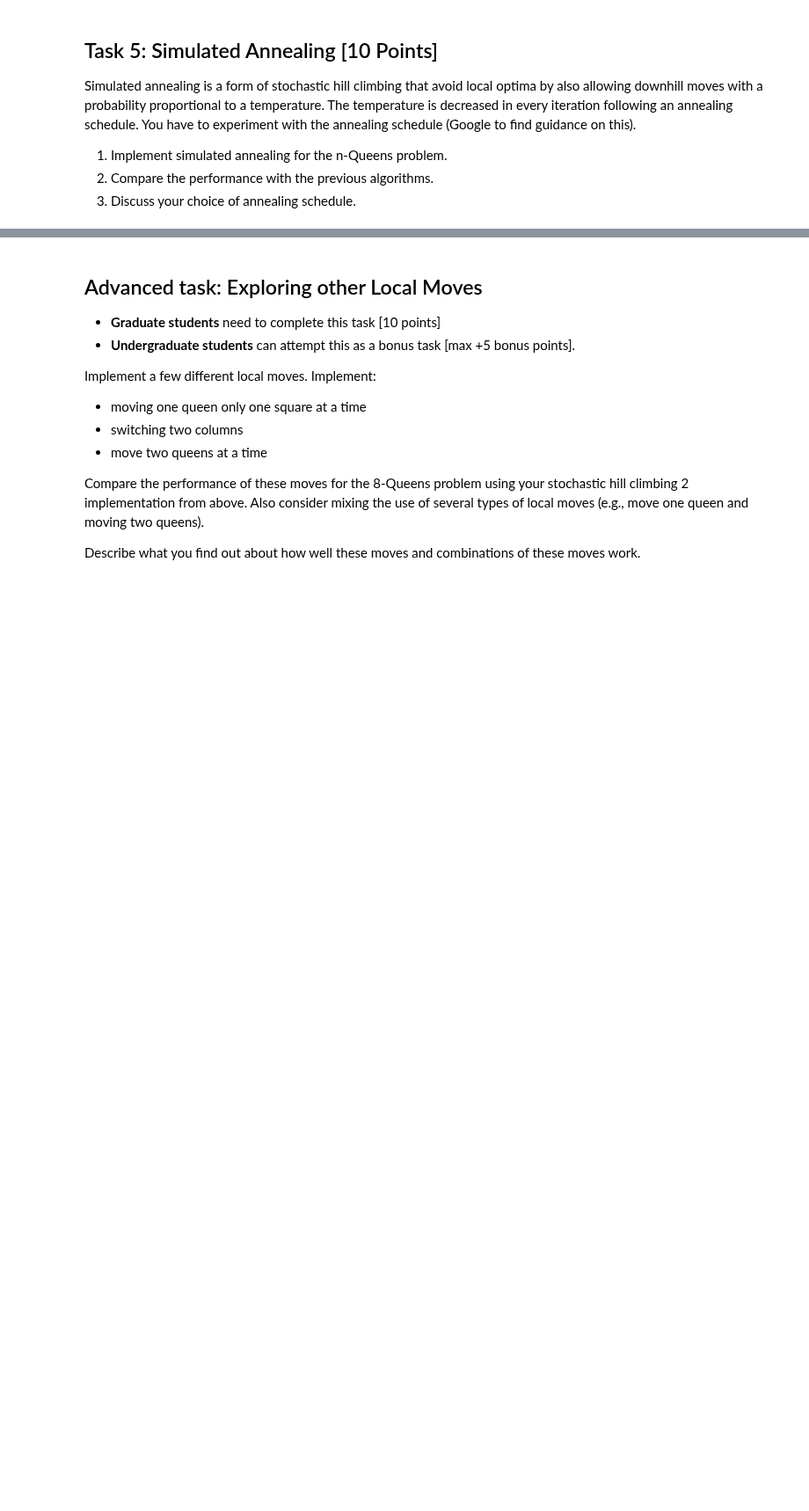
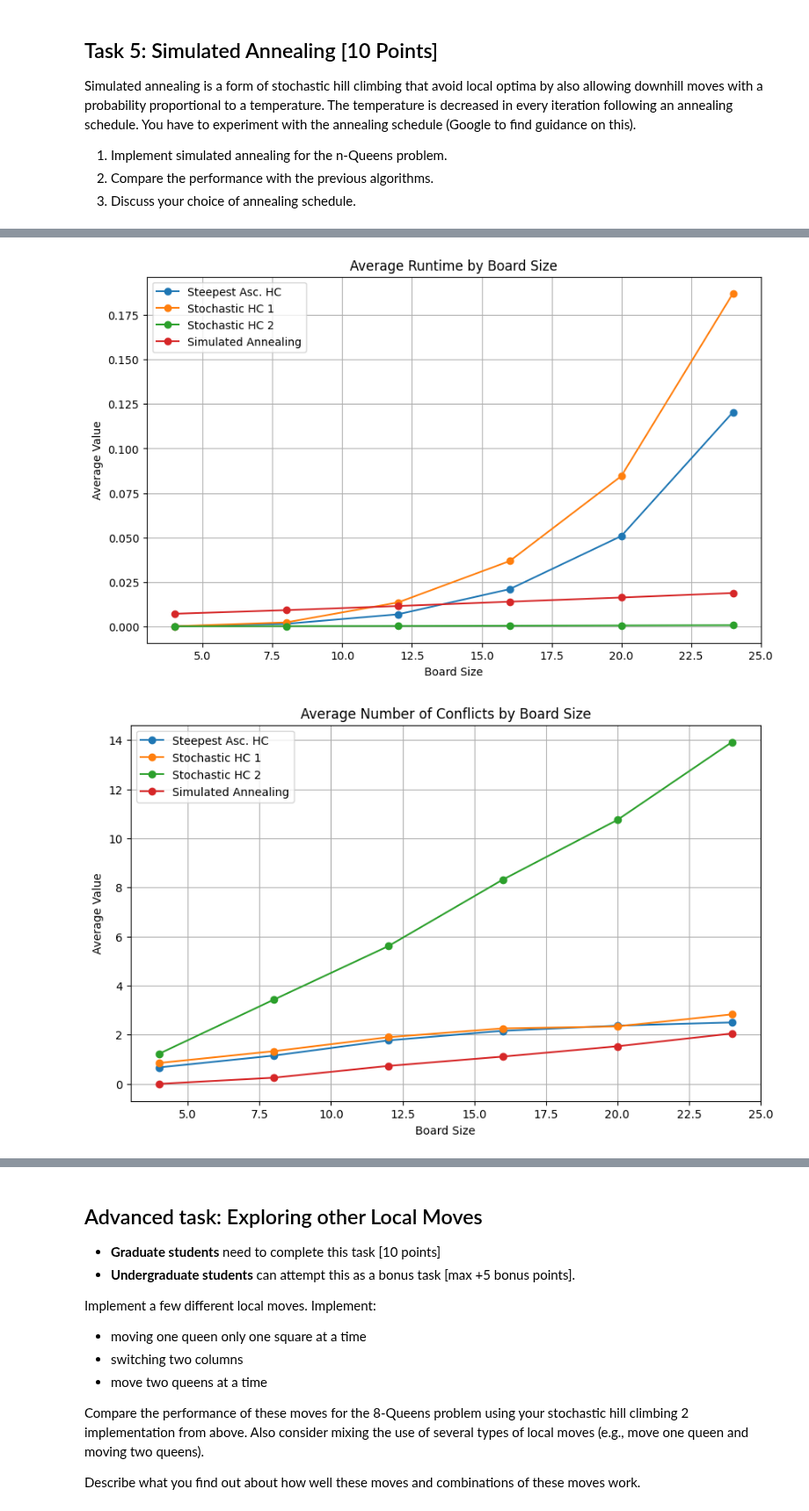
Before and after one commit to ephraim888sun/n-queens-problem, a Jupyter notebook: n_queens.ipynb, the cells around one changed output, grey strips where cells are left out. Shown at 88% size. Drawn from its saved outputs; the diff is of its cells as text; code cells hidden in the pictures; blank space fills up the shorter version.

```diff
--- a/n_queens.ipynb
+++ b/n_queens.ipynb
@@ -617,0 +603,30 @@ print(markdown_table)
+# %%
+import numpy as np
+import matplotlib.pyplot as plt
+
+# Define a range of board sizes
+board_sizes = [4, 8, 12, 16, 20, 24]
+algorithms = [steepest_ascent_hill_climbing, stochastic_hill_climbing_1, stochastic_hill_climbing_2, simulated_annealing]
+algorithm_labels = ['Steepest Asc. HC', 'Stochastic HC 1', 'Stochastic HC 2', 'Simulated Annealing']
+
+metrics_runtime, metrics_conflicts, metrics_optimal_solution = run_algorithms(board_sizes, algorithms)
+
+# Plotting runtime metrics
+plot_performance_metrics(metrics_runtime, algorithm_labels, 'Average Runtime by Board Size', board_sizes)
+# Plotting conflicts metrics
+plot_performance_metrics(metrics_conflicts, algorithm_labels, 'Average Number of Conflicts by Board Size', board_sizes)
+# Plotting optimal solution metrics
+plot_performance_metrics(metrics_optimal_solution, algorithm_labels, '% of Runs Ending in Optimal Solution by Board Size', board_sizes)
+
+# Generating markdown table for results
+headers = ['Algorithm', 'Board Size', 'Avg. Run Time', 'Avg. Conflicts', '% Optimal Solution']
+data = []
+for i, algorithm in enumerate(algorithm_labels):
+    for j, size in enumerate(board_sizes):
+        data.append([algorithm, size, metrics_runtime[i][j], metrics_conflicts[i][j], metrics_optimal_solution[i][j]])
+
+markdown_table = generate_markdown_table(data, headers)
+print(markdown_table)
+# %% [output]
+[figure, added]
+[figure, added]
```
Also changed, not shown: parts of 18 cells of this notebook.
